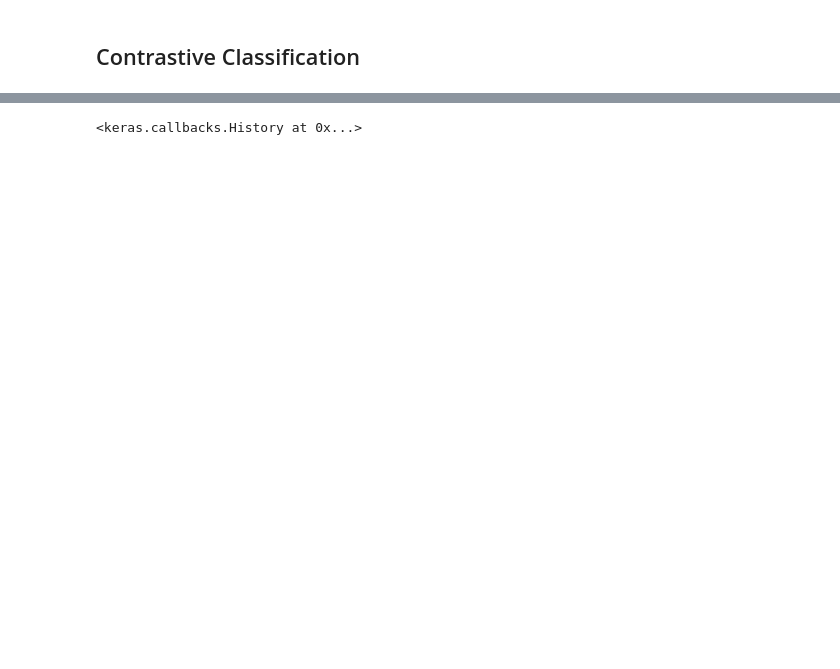
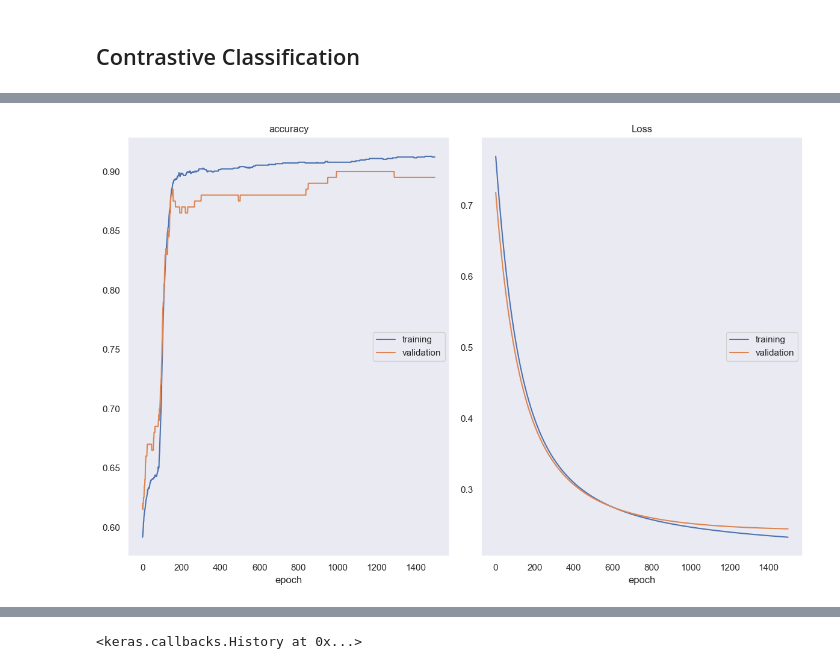
Before and after one commit to abhimanyu911/bcu-classification, a Jupyter notebook: BCU_Classifier.ipynb, the cells around one changed output, grey strips where cells are left out. Saved outputs shown, nothing was run; the diff lists cells and outputs as text; code cells hidden in the pictures; blank space fills up the shorter version.

Commit message:
added eval for contrastive classifier

```diff
--- a/BCU_Classifier.ipynb
+++ b/BCU_Classifier.ipynb
@@ -633,16 +653,35 @@ Epoch 50/50
 # %%
 # Extract features from the contrastive classification model
 feature_extraction_model = Model(inputs=contrastive_model.input[0], outputs=encoded_a)  # Use one branch as feature extractor
-features_train = feature_extraction_model.predict(X_train)
-features_val = feature_extraction_model.predict(X_val)
+feature_extraction_model.save_weights('./ssl_contrastive.h5')
+features_train = feature_extraction_model.predict(X_train, verbose = 0)
+features_val = feature_extraction_model.predict(X_val, verbose = 0)
 
 # Build a classification model
 classification_input_layer = Input(shape=(64,))  # Adjust the input shape to match the size of the extracted features
 classification_output_layer = Dense(1, activation='sigmoid')(classification_input_layer)
 
 classification_model = Model(inputs=classification_input_layer, outputs=classification_output_layer)
 classification_model.compile(optimizer='adam', loss='binary_crossentropy', metrics=['accuracy'])
 
+checkpoint_path = './ssl_contrastive_ckpt/' + 'weights_epoch_{epoch:02d}.h5'
+ckpt = tf.keras.callbacks.ModelCheckpoint(
+        checkpoint_path,
+        monitor='val_loss',
+        verbose=1,
+        save_best_only=False,
+        save_weights_only=True,
+        mode='min',
+        save_freq='epoch'
+    )
+
 # Train the classification model on your labeled data
-classification_model.fit(features_train, y_train, epochs=20, batch_size=32, validation_data=(features_val, y_val))
+classification_model.fit(
+    features_train,
+    y_train,
+    epochs=1500,
+    batch_size=2048,
+    validation_data=(features_val, y_val),
+    callbacks=[PlotLossesKeras(), ckpt])
 # %% [output]
+[figure, added]
```
Also changed, not shown: parts of 14 cells of this notebook.
